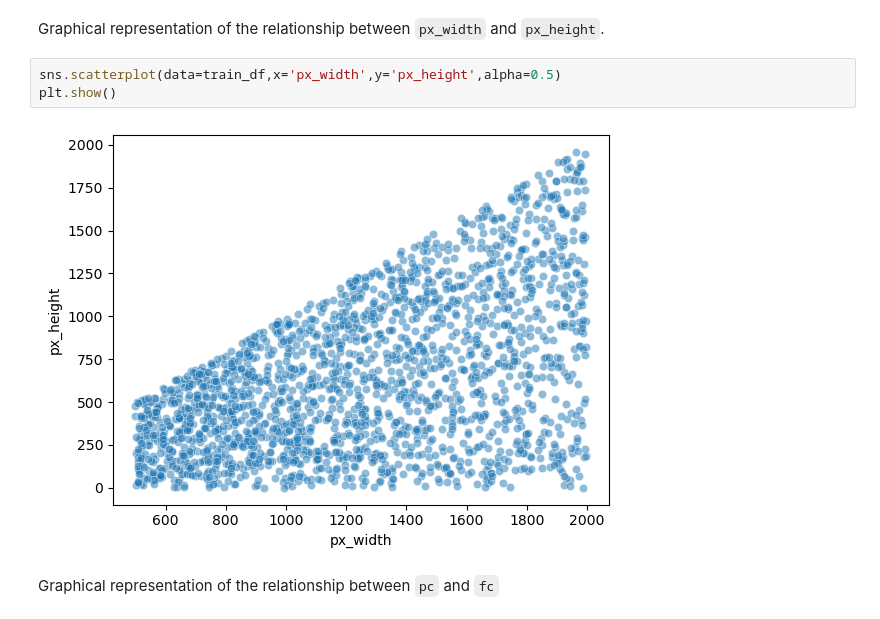
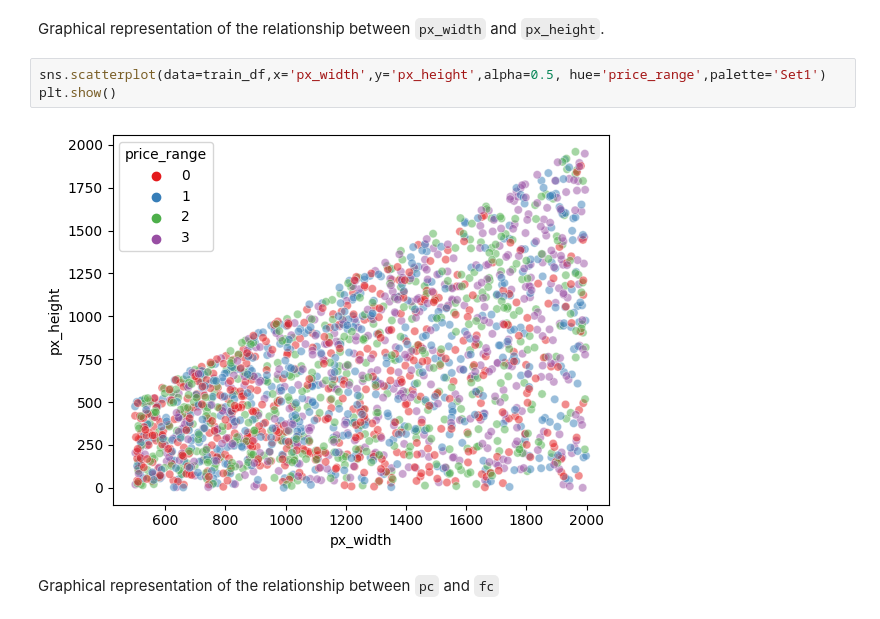
Before and after one commit to FabioNicotra/FabiosPortfolio, a Jupyter notebook: 02/temp_name.ipynb, the cells around one changed output. Drawn from its saved outputs; the diff is of its cells as text.

```diff
--- a/02/temp_name.ipynb
+++ b/02/temp_name.ipynb
@@ -176,10 +173,10 @@ sns.heatmap(corr_map);
 # %% [markdown]
 Graphical representation of the relationship between `px_width` and `px_height`.
 # %%
-sns.scatterplot(data=train_df,x='px_width',y='px_height',alpha=0.5)
+sns.scatterplot(data=train_df,x='px_width',y='px_height',alpha=0.5, hue='price_range',palette='Set1')
 plt.show()
 # %% [output]
-[figure, old version]
+[figure, new version]
 # %% [markdown]
 Graphical representation of the relationship between `pc` and `fc`
 # %%
```
Also changed, not shown: parts of 42 cells of this notebook.
